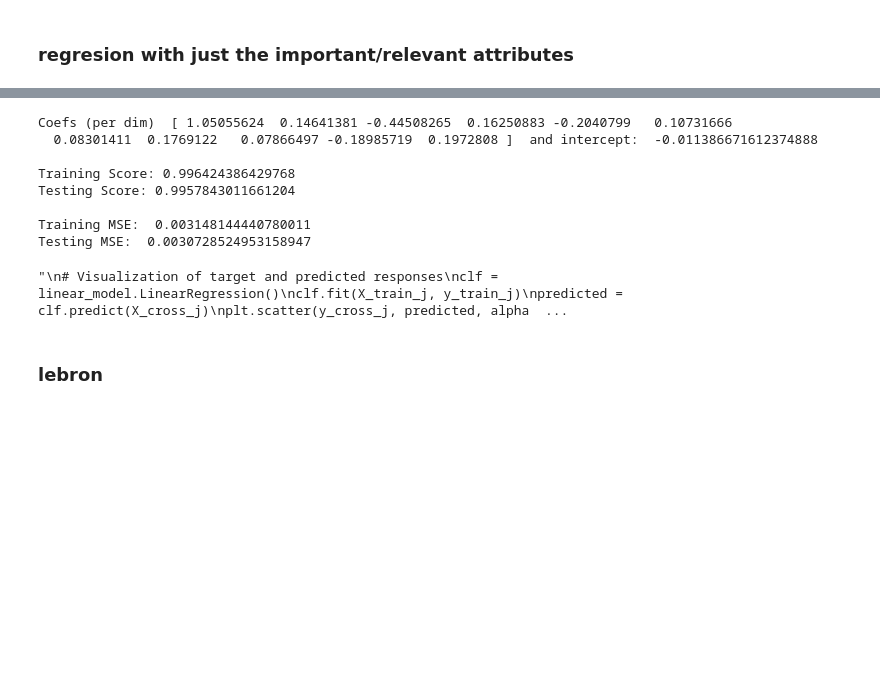
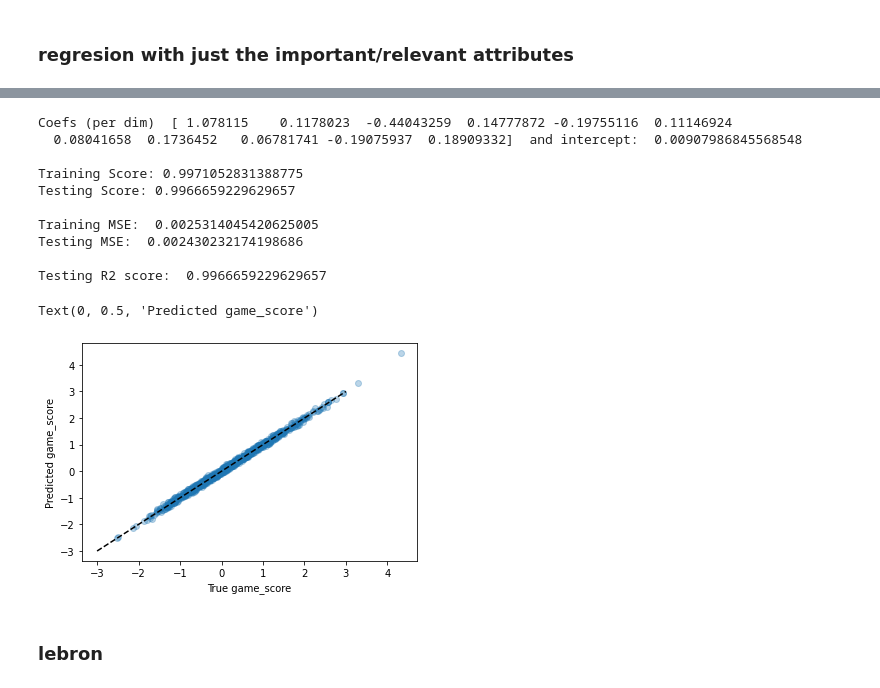
Before and after one commit to Marc-Con-C/Lebron-VS-Jordan, a Jupyter notebook: linear_regresions.ipynb, the cells around one changed output, grey strips where cells are left out. Drawn from its saved outputs; the diff is of its cells as text; code cells hidden in the pictures; blank space fills up the shorter version.

```diff
--- a/linear_regresions.ipynb
+++ b/linear_regresions.ipynb
@@ -211,46 +144,43 @@ Testing MSE:  0.0030872017708091248
 # %%
-jsize = js.shape[0]
 #X_jordan = js[["age", "result", "mp", "fgp", "three", "threeatt", "threep", "ftp", "trb"]]
 X_jordan = js[["pts", "fg", "fga", "ft", "fta", "orb", "drb", "stl", "blk", "tov", "ast"]]
 y_jordan = js["game_score"]
-X_train_j = X_jordan[:int(jsize*0.6)]
-y_train_j = y_jordan[:int(jsize*0.6)]
-X_test_j = X_jordan[int(jsize*0.6):int(jsize*0.8)]
-y_test_j = y_jordan[int(jsize*0.6):int(jsize*0.8)]
-X_cross_j = X_jordan[int(jsize*0.8):]
-y_cross_j = y_jordan[int(jsize*0.8):]
+
+X_train_j, X_test_j, X_cross_j = split_df(X_jordan)
+y_train_j, y_test_j, y_cross_j = split_df(y_jordan)
 
 regr_jordan = linear_model.LinearRegression()
 regr_jordan.fit(X_train_j, y_train_j)
 
-print ('\nCoefs (per dim) ', regr_jordan.coef_, ' and intercept: ', regr_jordan.intercept_)
+print('\nCoefs (per dim) ', regr_jordan.coef_, ' and intercept: ', regr_jordan.intercept_)
+print('\nTraining Score:', regr_jordan.score(X_train_j, y_train_j) )
+print('Testing Score:', regr_jordan.score(X_test_j, y_test_j) )
+print('\nTraining MSE: ', np.mean((regr_jordan.predict(X_train_j) - y_train_j)**2))
+print('Testing MSE: ', np.mean((regr_jordan.predict(X_test_j) - y_test_j)**2))
+print('\nTesting R2 score: ', r2_score(y_test_j, regr_jordan.predict(X_test_j)))
 
-print ('\nTraining Score:', regr_jordan.score(X_train_j, y_train_j) )
-print ('Testing Score:', regr_jordan.score(X_test_j, y_test_j) )
-print ('\nTraining MSE: ', np.mean((regr_jordan.predict(X_train_j) - y_train_j)**2))
-print ('Testing MSE: ', np.mean((regr_jordan.predict(X_test_j) - y_test_j)**2))
-#print ('Testing R2 score: ', r2_score(y_test_j, regr_jordan.predict(X_test_j)))
-
-"""
 # Visualization of target and predicted responses
 clf = linear_model.LinearRegression()
 clf.fit(X_train_j, y_train_j)
 predicted = clf.predict(X_cross_j)
-plt.scatter(y_cross_j, predicted, alpha = 0.3)
+plt.scatter(y_cross_j, predicted, alpha=0.3)
 plt.plot([-3, 3], [-3, 3], '--k')
 plt.axis('tight')
 plt.xlabel('True game_score')
-plt.ylabel('Predicted game_score')"""
+plt.ylabel('Predicted game_score')
 # %% [output]
-Coefs (per dim)  [ 1.05055624  0.14641381 -0.44508265  0.16250883 -0.2040799   0.10731666
-  0.08301411  0.1769122   0.07866497 -0.18985719  0.1972808 ]  and intercept:  -0.011386671612374888
+Coefs (per dim)  [ 1.078115    0.1178023  -0.44043259  0.14777872 -0.19755116  0.11146924
+  0.08041658  0.1736452   0.06781741 -0.19075937  0.18909332]  and intercept:  0.00907986845568548
 
-Training Score: 0.996424386429768
-Testing Score: 0.9957843011661204
+Training Score: 0.9971052831388775
+Testing Score: 0.9966659229629657
 
-Training MSE:  0.003148144440780011
-Testing MSE:  0.0030728524953158947
+Training MSE:  0.0025314045420625005
+Testing MSE:  0.002430232174198686
+
+Testing R2 score:  0.9966659229629657
-"\n# Visualization of target and predicted responses\nclf = linear_model.LinearRegression()\nclf.fit(X_train_j, y_train_j)\npredicted = clf.predict(X_cross_j)\nplt.scatter(y_cross_j, predicted, alpha  ...
+Text(0, 0.5, 'Predicted game_score')
+[figure, added]
 # %% [markdown]
 ### lebron
 # %%
```
Also changed, not shown: parts of 13 cells of this notebook, 1 other file.
